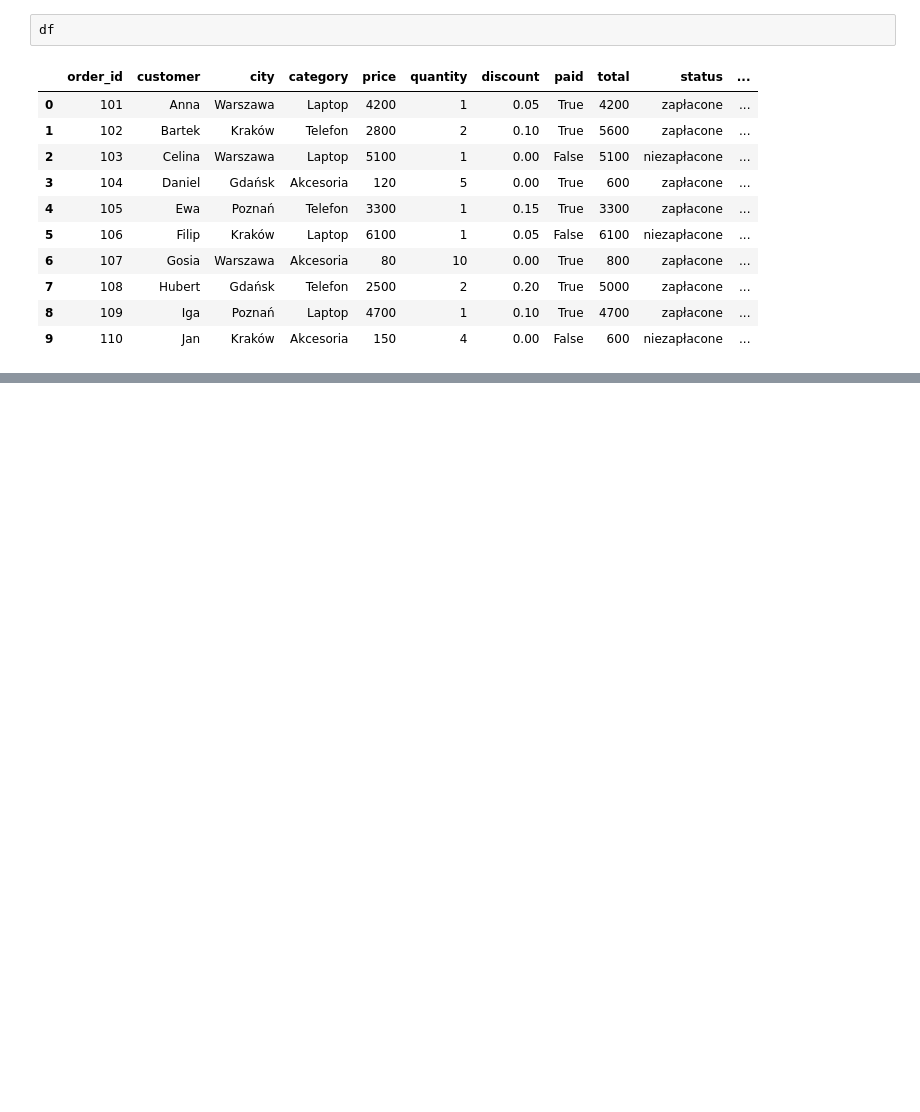
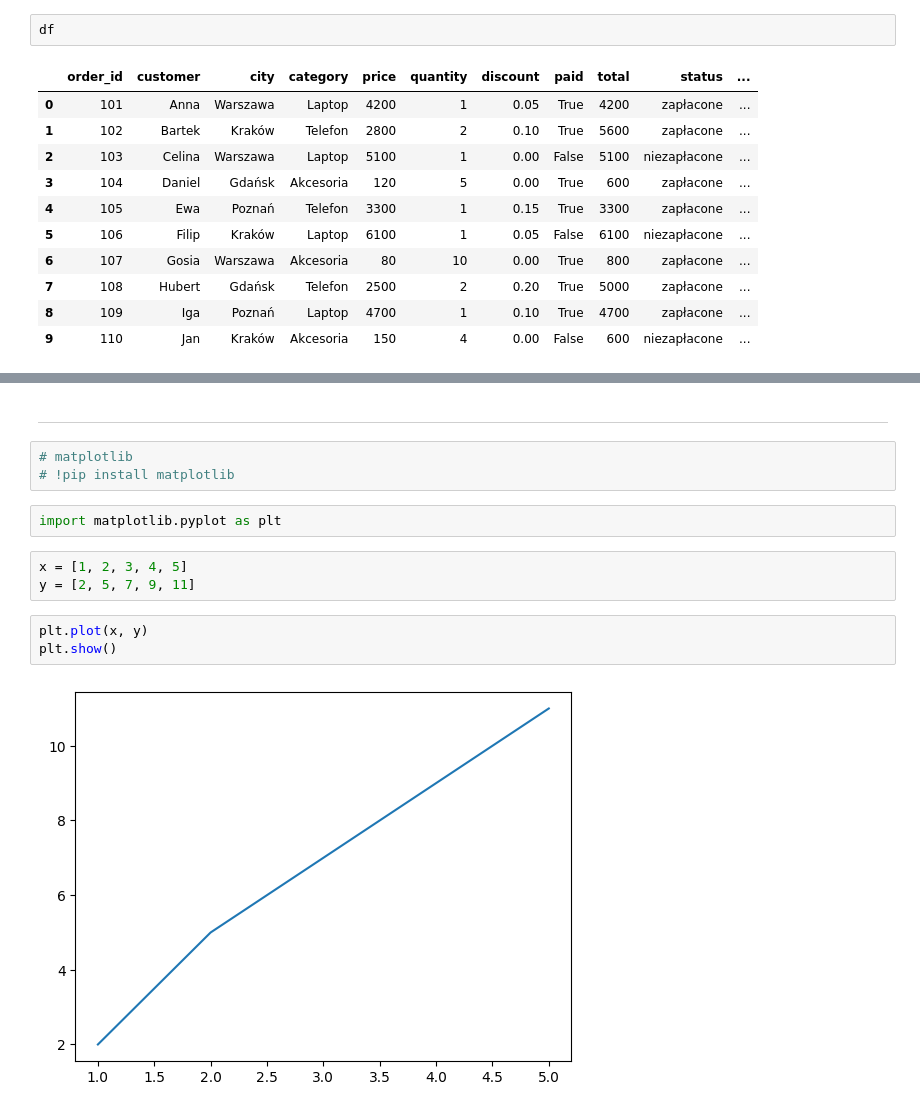
Before and after one commit to rajkonkret/analiza_danych_12_10_2026, a Jupyter notebook: analiza_danych_12_10_2026_dzien1.ipynb, the cells around one changed output, grey strips where cells are left out. Drawn from its saved outputs; the diff is of its cells as text; blank space fills up the shorter version.

```diff
--- a/analiza_danych_12_10_2026_dzien1.ipynb
+++ b/analiza_danych_12_10_2026_dzien1.ipynb
@@ -2661,0 +2891,15 @@ df
+# %% [markdown]
+---
+# %%
+# matplotlib
+# !pip install matplotlib
+# %%
+import matplotlib.pyplot as plt
+# %%
+x = [1, 2, 3, 4, 5]
+y = [2, 5, 7, 9, 11]
+# %%
+plt.plot(x, y)
+plt.show()
+# %% [output]
+[figure, added]
```
Also changed, not shown: parts of 52 cells of this notebook.
